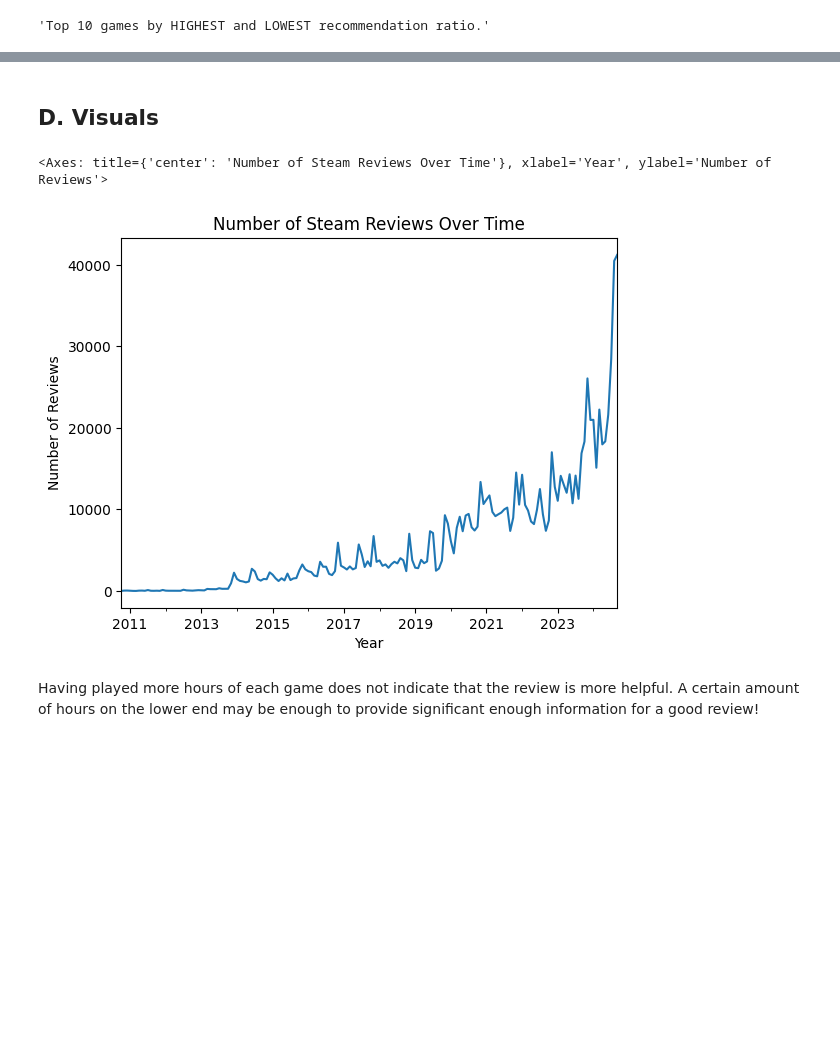
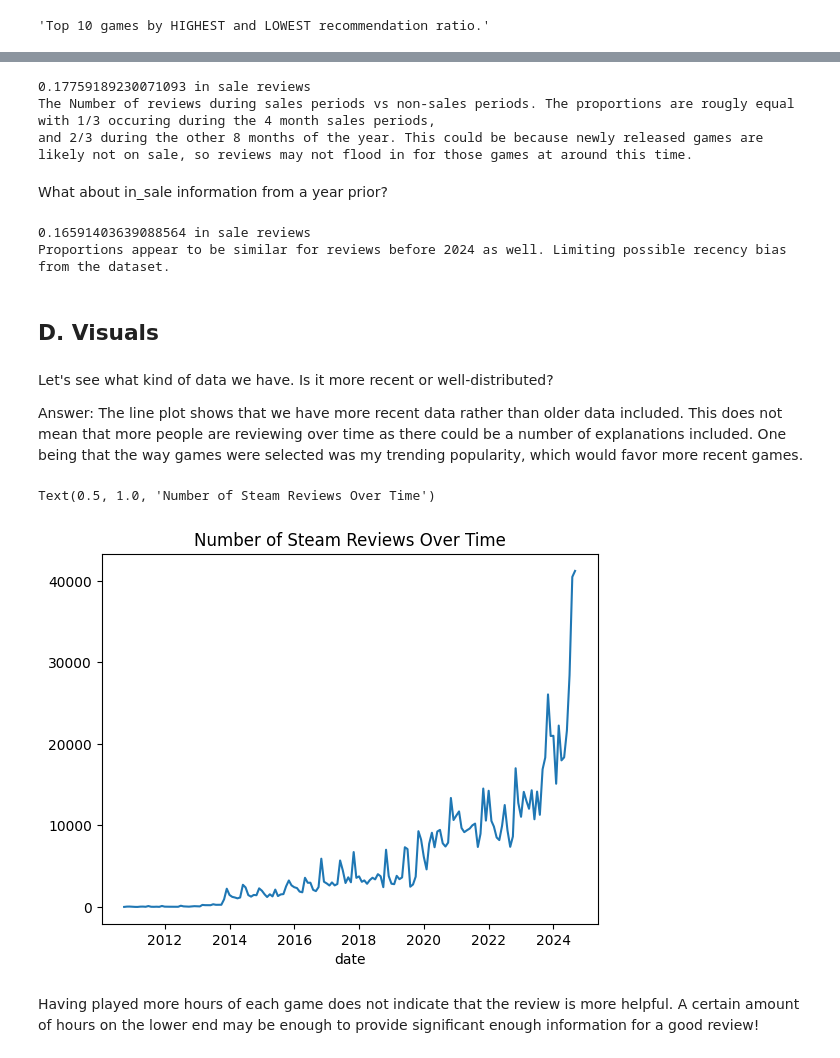
Before and after one commit to sjsu-cs133-f25/gamers-steamreviews-games, a Jupyter notebook: notebooks/01_explore.ipynb, the cells around one changed output, grey strips where cells are left out. Cells and saved outputs as stored; diff of their text form; code cells hidden in the pictures; blank space fills up the shorter version.

Commit message:
Analyzed in sale information

```diff
--- a/notebooks/01_explore.ipynb
+++ b/notebooks/01_explore.ipynb
@@ -393,12 +397,33 @@ Name: rec_ratio, dtype: float64
+# %%
+steamdataset['in_sale'] = steamdataset['date'].apply(lambda x: 1 if x.month in [7, 1] else 0)
+print(steamdataset[steamdataset['in_sale'] == 1].shape[0] / steamdataset.shape[0], "in sale reviews")
+print("The Number of reviews during sales periods vs non-sales periods. The proportions are rougly equal with 1/3 occuring during the 4 month sales periods, \nand 2/3 during the other 8 months of the year. This could be because newly released games are likely not on sale, so reviews may not flood in for those games at around this time.")
+# %% [output]
+0.17759189230071093 in sale reviews
+The Number of reviews during sales periods vs non-sales periods. The proportions are rougly equal with 1/3 occuring during the 4 month sales periods,
+and 2/3 during the other 8 months of the year. This could be because newly released games are likely not on sale, so reviews may not flood in for those games at around this time.
+# %% [markdown]
+What about in_sale information from a year prior?
+# %%
+print(steamdataset[(steamdataset['in_sale'] == 1) & (steamdataset['date'] < '2024-01-01')].shape[0] / steamdataset[steamdataset['date'] < '2024-01-01'].shape[0], "in sale reviews")
+print("Proportions appear to be similar for reviews before 2024 as well. Limiting possible recency bias from the dataset.")
+# %% [output]
+0.16591403639088564 in sale reviews
+Proportions appear to be similar for reviews before 2024 as well. Limiting possible recency bias from the dataset.
 # %% [markdown]
 ## D. Visuals
+# %% [markdown]
+Let's see what kind of data we have. Is it more recent or well-distributed?
+
+Answer: The line plot shows that we have more recent data rather than older data included. This does not mean that more people are reviewing over time as there could be a number of explanations included. One being that the way games were selected was my trending popularity, which would favor more recent games.
 # %%
 monthly_counts = steamdataset.groupby(steamdataset['date'].dt.to_period('M')).size()
 monthly_counts.index = monthly_counts.index.to_timestamp()
-monthly_counts.plot(kind='line', title='Number of Steam Reviews Over Time', xlabel='Year', ylabel='Number of Reviews')
+sns.lineplot(x=monthly_counts.index, y=monthly_counts.values)
+plt.title('Number of Steam Reviews Over Time')
 # %% [output]
-<Axes: title={'center': 'Number of Steam Reviews Over Time'}, xlabel='Year', ylabel='Number of Reviews'>
+Text(0.5, 1.0, 'Number of Steam Reviews Over Time')
-[figure, old version]
+[figure, new version]
 # %% [markdown]
 Having played more hours of each game does not indicate that the review is more helpful. A certain amount of hours on the lower end may be enough to provide significant enough information for a good review!
 # %%
```
Also changed, not shown: parts of 5 cells of this notebook.
